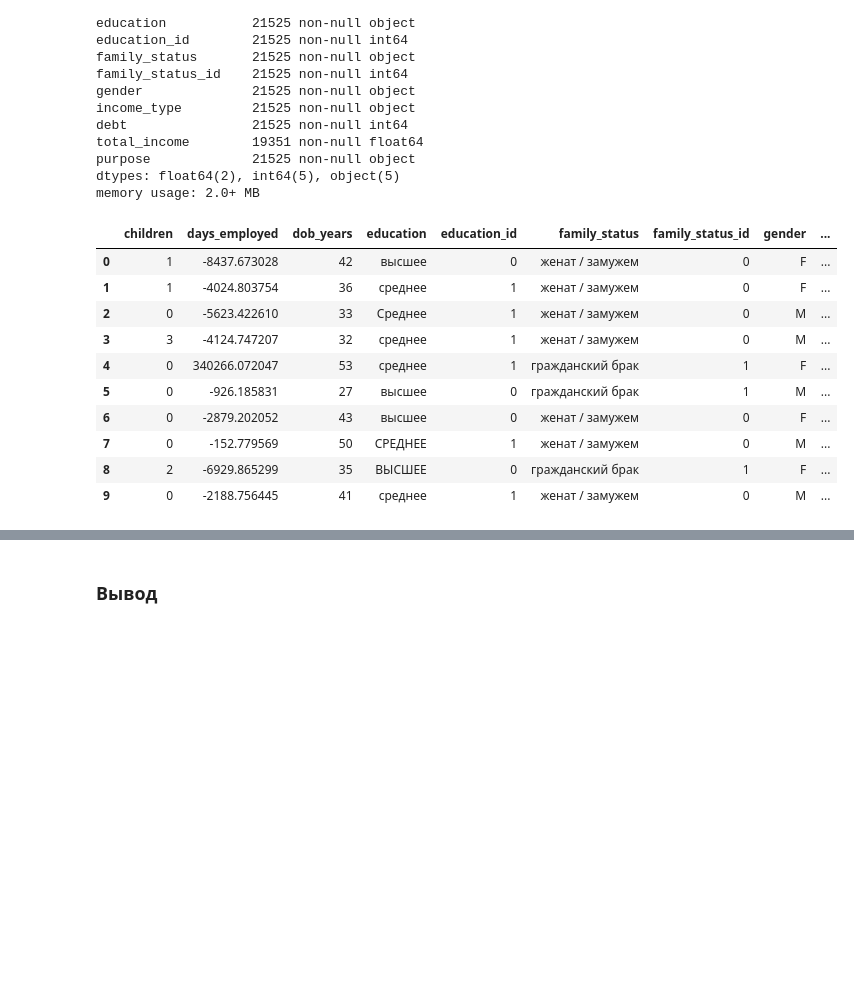
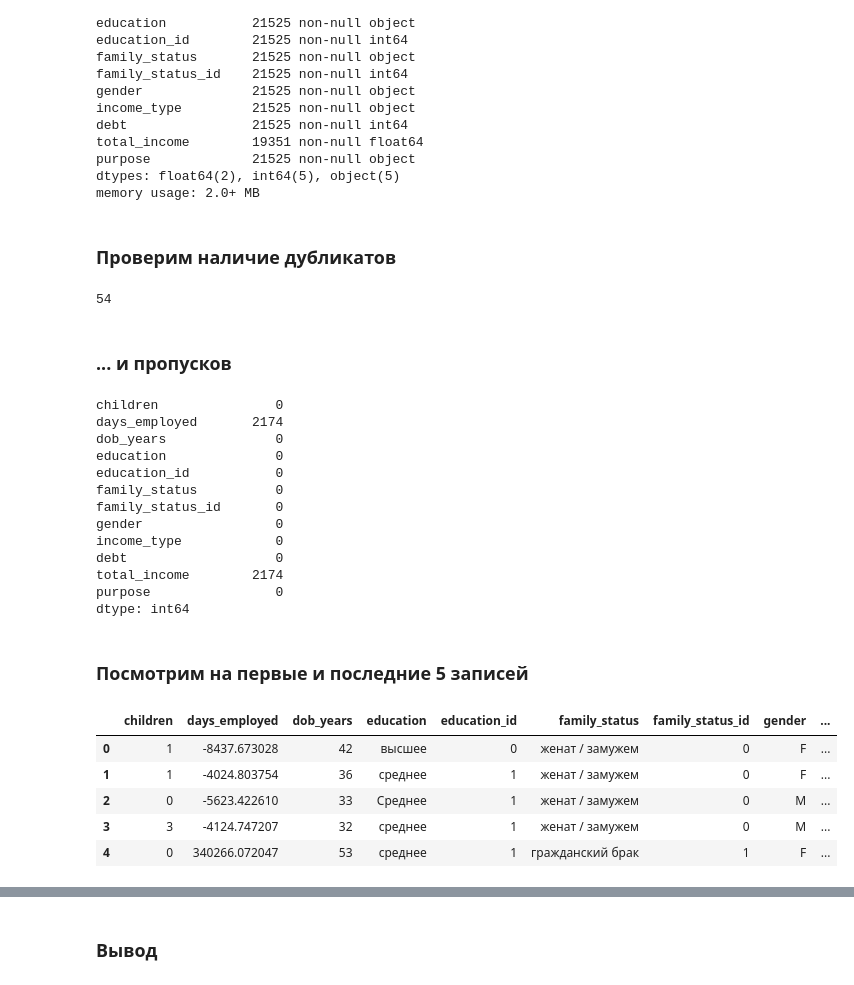
Before and after one commit to akrisanov/data-science-cource, a Jupyter notebook: course2/notebook.ipynb, the cells around one changed output, grey strips where cells are left out. Cells and saved outputs as stored; diff of their text form; code cells hidden in the pictures; blank space fills up the shorter version.

```diff
--- a/course2/notebook.ipynb
+++ b/course2/notebook.ipynb
@@ -30,17 +81,38 @@ total_income        19351 non-null float64
 purpose             21525 non-null object
 dtypes: float64(2), int64(5), object(5)
 memory usage: 2.0+ MB
+# %% [markdown]
+### Проверим наличие дубликатов
+# %%
+customer_solvency.duplicated().sum()
+# %% [output]
+54
+# %% [markdown]
+### ... и пропусков
+# %%
+customer_solvency.isna().sum()
+# %% [output]
+children               0
+days_employed       2174
+dob_years              0
+education              0
+education_id           0
+family_status          0
+family_status_id       0
+gender                 0
+income_type            0
+debt                   0
+total_income        2174
+purpose                0
+dtype: int64
+# %% [markdown]
+### Посмотрим на первые и последние 5 записей
 # %%
-customer_solvency.head(10)
+customer_solvency.head()
 # %% [output]
 |  | children | days_employed | dob_years | education | education_id | family_status | family_status_id | gender | ... |
 | 0 | 1 | -8437.673028 | 42 | высшее | 0 | женат / замужем | 0 | F | ... |
 | 1 | 1 | -4024.803754 | 36 | среднее | 1 | женат / замужем | 0 | F | ... |
 | 2 | 0 | -5623.422610 | 33 | Среднее | 1 | женат / замужем | 0 | M | ... |
 | 3 | 3 | -4124.747207 | 32 | среднее | 1 | женат / замужем | 0 | M | ... |
 | 4 | 0 | 340266.072047 | 53 | среднее | 1 | гражданский брак | 1 | F | ... |
-| 5 | 0 | -926.185831 | 27 | высшее | 0 | гражданский брак | 1 | M | ... |
-| 6 | 0 | -2879.202052 | 43 | высшее | 0 | женат / замужем | 0 | F | ... |
-| 7 | 0 | -152.779569 | 50 | СРЕДНЕЕ | 1 | женат / замужем | 0 | M | ... |
-| 8 | 2 | -6929.865299 | 35 | ВЫСШЕЕ | 0 | гражданский брак | 1 | F | ... |
-| 9 | 0 | -2188.756445 | 41 | среднее | 1 | женат / замужем | 0 | M | ... |
```
Also changed, not shown: parts of 75 cells of this notebook.
